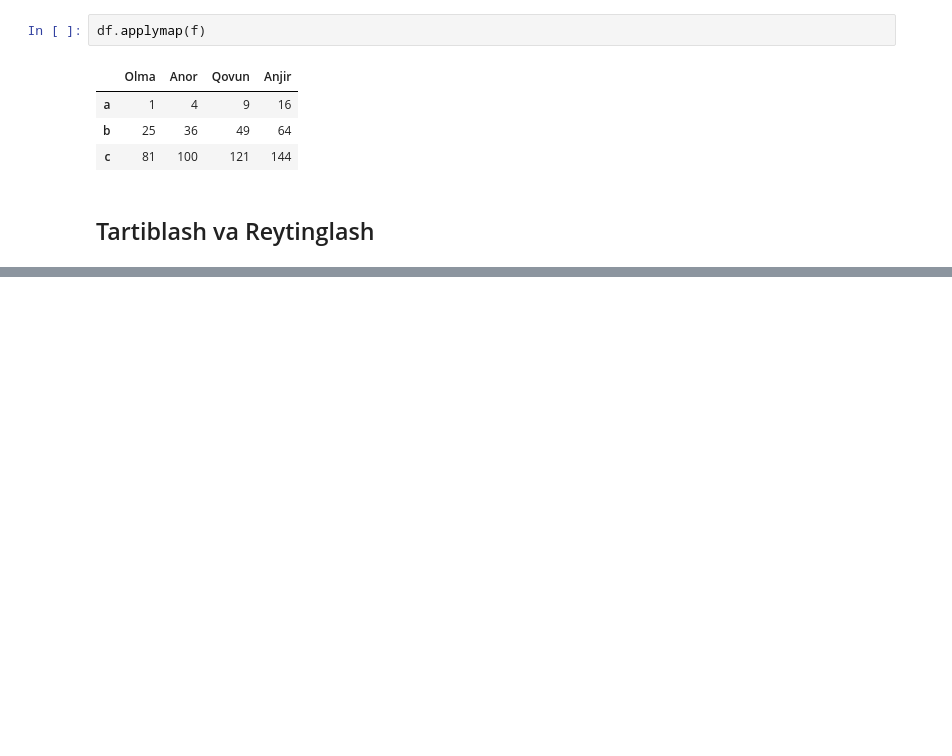
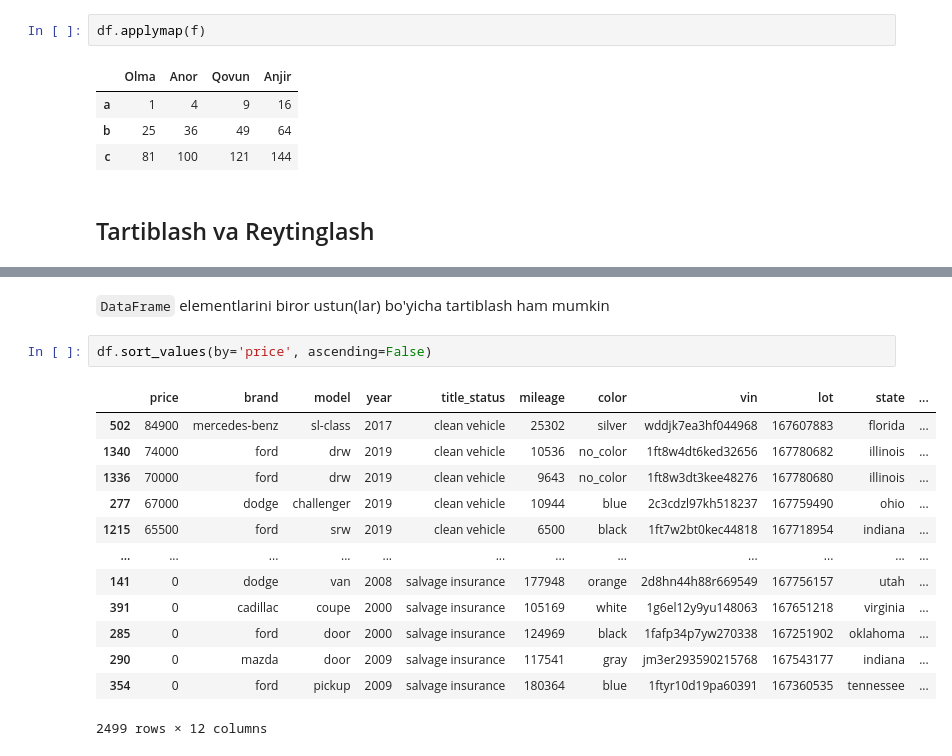
Before and after one commit to otabekqoroboyev/data-science-pandas, a Jupyter notebook: arifmetik_amallar_pd.ipynb, the cells around one changed output, grey strips where cells are left out. Drawn from its saved outputs; the diff is of its cells as text; blank space fills up the shorter version.

```diff
--- a/arifmetik_amallar_pd.ipynb
+++ b/arifmetik_amallar_pd.ipynb
@@ -294,0 +385,18 @@ df.applymap(f)
+# %% [markdown]
+`DataFrame` elementlarini biror ustun(lar) bo'yicha tartiblash ham mumkin
+# %%
+df.sort_values(by='price', ascending=False)
+# %% [output]
+|  | price | brand | model | year | title_status | mileage | color | vin | lot | state | ... |
+| 502 | 84900 | mercedes-benz | sl-class | 2017 | clean vehicle | 25302 | silver | wddjk7ea3hf044968 | 167607883 | florida | ... |
+| 1340 | 74000 | ford | drw | 2019 | clean vehicle | 10536 | no_color | 1ft8w4dt6ked32656 | 167780682 | illinois | ... |
+| 1336 | 70000 | ford | drw | 2019 | clean vehicle | 9643 | no_color | 1ft8w3dt3kee48276 | 167780680 | illinois | ... |
+| 277 | 67000 | dodge | challenger | 2019 | clean vehicle | 10944 | blue | 2c3cdzl97kh518237 | 167759490 | ohio | ... |
+| 1215 | 65500 | ford | srw | 2019 | clean vehicle | 6500 | black | 1ft7w2bt0kec44818 | 167718954 | indiana | ... |
+| ... | ... | ... | ... | ... | ... | ... | ... | ... | ... | ... | ... |
+| 141 | 0 | dodge | van | 2008 | salvage insurance | 177948 | orange | 2d8hn44h88r669549 | 167756157 | utah | ... |
+| 391 | 0 | cadillac | coupe | 2000 | salvage insurance | 105169 | white | 1g6el12y9yu148063 | 167651218 | virginia | ... |
+| 285 | 0 | ford | door | 2000 | salvage insurance | 124969 | black | 1fafp34p7yw270338 | 167251902 | oklahoma | ... |
+| 290 | 0 | mazda | door | 2009 | salvage insurance | 117541 | gray | jm3er293590215768 | 167543177 | indiana | ... |
+| 354 | 0 | ford | pickup | 2009 | salvage insurance | 180364 | blue | 1ftyr10d19pa60391 | 167360535 | tennessee | ... |
+2499 rows × 12 columns
```
Also changed, not shown: parts of 26 cells of this notebook.
